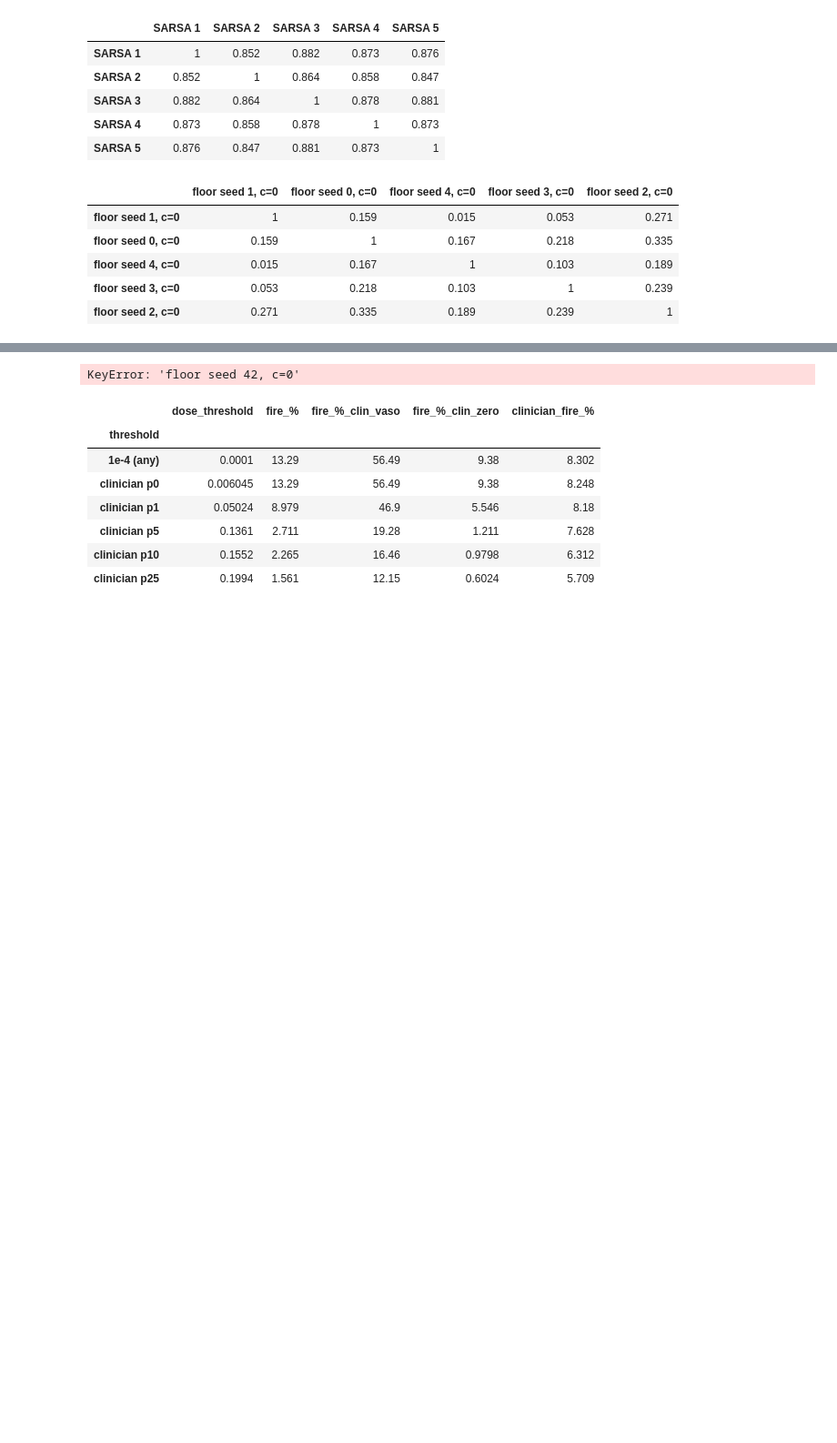
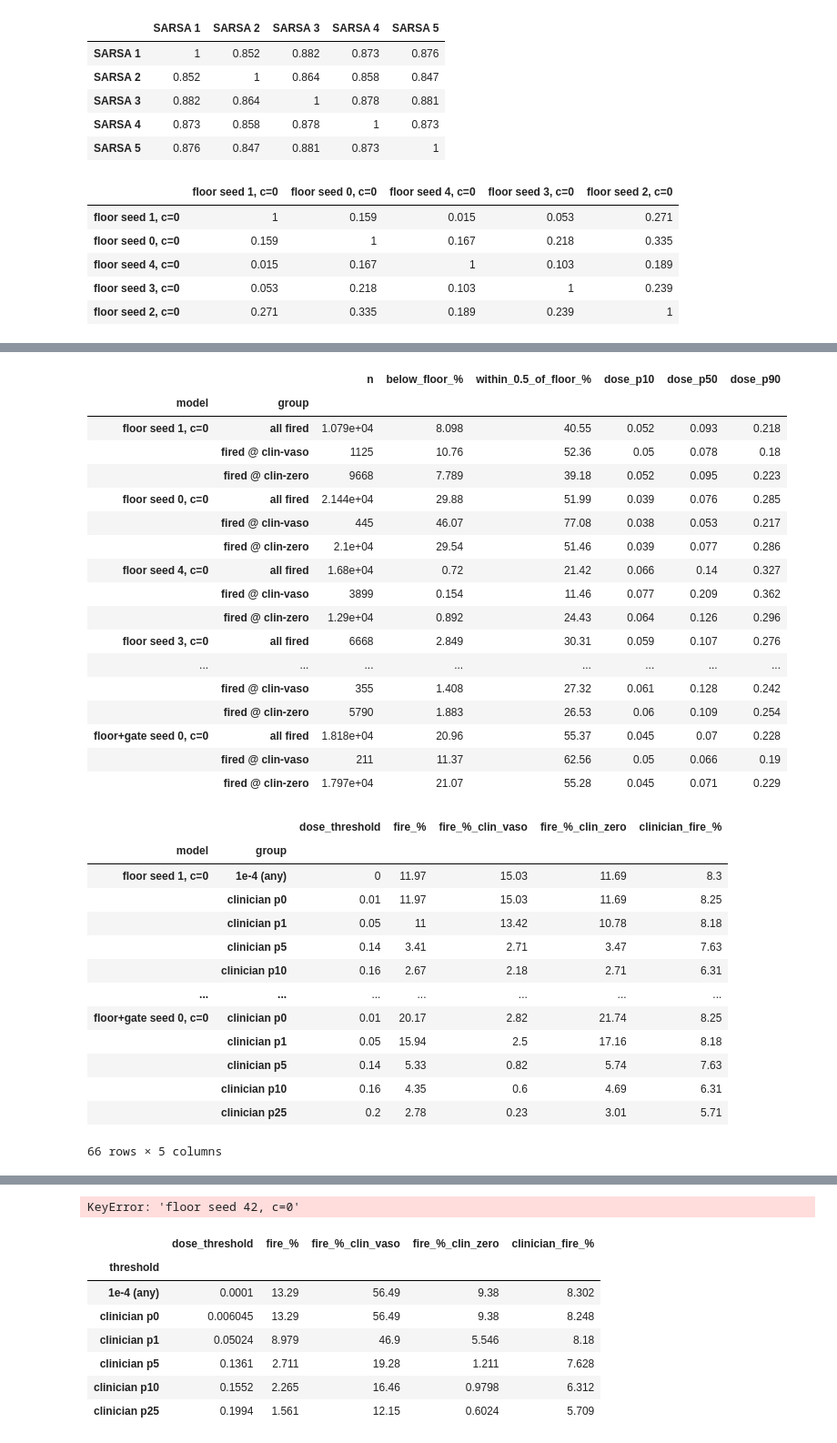
Before and after one commit to jakeormond/ai_clinician_pediatric_rl, a Jupyter notebook: src/rl/diagnose_vaso_saturation.ipynb, the cells around one changed output, grey strips where cells are left out. Shown at 91% size. Cells and saved outputs as stored; diff of their text form; code cells hidden in the pictures; blank space fills up the shorter version.

```diff
--- a/src/rl/diagnose_vaso_saturation.ipynb
+++ b/src/rl/diagnose_vaso_saturation.ipynb
@@ -579,0 +794,17 @@ display(agreement["CQL floor seeds | fluid local"]["rho_all"].round(3))
+# %%
+ddh_root = "/home/jake/Documents/AI_Clinician/models/dynamic_deephit_results/choc/five_splits/split_0/sepsis/intake-vis/picu/with_actions"
+for sub in ("five_seeds", "single_seed"):
+    for d in sorted(os.listdir(os.path.join(ddh_root, sub))):
+        rj = os.path.join(ddh_root, sub, d, "results.json")
+        seed = None
+        if os.path.isfile(rj):
+            with open(rj) as f:
+                r = json.load(f)
+            seed = r.get("hyperparameters", {}).get("seed", r.get("seed"))
+        print(f"{sub:12s} seed={seed}  {d}")
+
+for name, m in {"SARSA 1": basic_q_health_score_models[0]}.items():
+    print(name, getattr(m[1], "data_config", {}).get("state_path"))
+for c in [0.0, 0.25]:
+    if c in vaso_models_by_coef:
+        print(f"vaso sweep c={c}", vaso_models_by_coef[c][0][2].data_config.get("state_path"))
@@ -579,0 +816,7 @@ display(agreement["CQL floor seeds | fluid local"]["rho_all"].round(3))
+# %%
+compare_gate = {
+    "baseline c=0 (stuck)": models["baseline c=0 (alpha sweep)"],
+    **{k: v for k, v in floor_models.items()},   # floor-only seeds (incl. seed 42 if present)
+    **gate_models,
+}
+print(list(compare_gate))
@@ -579,0 +825,10 @@ display(agreement["CQL floor seeds | fluid local"]["rho_all"].round(3))
+# %%
+sat_gate_df, raw_means_gate = dvs.saturation_table(compare_gate, processors['val'], VASO_FLOOR)
+display(sat_gate_df[["v_raw_median", "frac_below_floor_%", "frac_saturated_%", "gate_p_sd_across_states",
+                     "gate_p_clin_vaso", "gate_auroc_clin_vaso", "vaso_fire_%", "fluid_raw_median"]].round(3))
+
+gate_dec_gate_df = dvs.gate_decisiveness_table(compare_gate, processors['val'])
+for k, m in compare_gate.items():
+    p = dvs.actor_raw_params(m[0], processors['val'].rl_dataset['states'])["v_p"]
+    gate_dec_gate_df.loc[k, "beyond_bound_|logit|>4_%"] = 100 * ((p > dvs._sigmoid(4)) | (p < dvs._sigmoid(-4))).mean()
+display(gate_dec_gate_df.round(3))
@@ -579,0 +905,42 @@ display(agreement["CQL floor seeds | fluid local"]["rho_all"].round(3))
+# %%
+dose_models = {k: v for k, v in compare_gate.items() if k != "baseline c=0 (stuck)"}
+
+display(dvs.floor_binding_table(dose_models, processors['val'], VASO_FLOOR).round(3))
+display(dvs.fire_rate_by_dose_threshold_table(dose_models, processors['val'], training_actions).round(2))
+
+avc_gate_df, avc_gate_states = dvs.actor_vs_critic_dose_table(dose_models, processors['val'], VASO_FLOOR)
+display(avc_gate_df.round(3))
+display(dvs.clinically_meaningful_rates_table(avc_gate_states, processors['val'], training_actions, pcts=(5, 10)).round(2))
+# %% [output]
+|  |  | n | below_floor_% | within_0.5_of_floor_% | dose_p10 | dose_p50 | dose_p90 |
+| model | group |  |  |  |  |  |  |
+| floor seed 1, c=0 | all fired | 1.079e+04 | 8.098 | 40.55 | 0.052 | 0.093 | 0.218 |
+|  | fired @ clin-vaso | 1125 | 10.76 | 52.36 | 0.05 | 0.078 | 0.18 |
+|  | fired @ clin-zero | 9668 | 7.789 | 39.18 | 0.052 | 0.095 | 0.223 |
+| floor seed 0, c=0 | all fired | 2.144e+04 | 29.88 | 51.99 | 0.039 | 0.076 | 0.285 |
+|  | fired @ clin-vaso | 445 | 46.07 | 77.08 | 0.038 | 0.053 | 0.217 |
+|  | fired @ clin-zero | 2.1e+04 | 29.54 | 51.46 | 0.039 | 0.077 | 0.286 |
+| floor seed 4, c=0 | all fired | 1.68e+04 | 0.72 | 21.42 | 0.066 | 0.14 | 0.327 |
+|  | fired @ clin-vaso | 3899 | 0.154 | 11.46 | 0.077 | 0.209 | 0.362 |
+|  | fired @ clin-zero | 1.29e+04 | 0.892 | 24.43 | 0.064 | 0.126 | 0.296 |
+| floor seed 3, c=0 | all fired | 6668 | 2.849 | 30.31 | 0.059 | 0.107 | 0.276 |
+| ... | ... | ... | ... | ... | ... | ... | ... |
+|  | fired @ clin-vaso | 355 | 1.408 | 27.32 | 0.061 | 0.128 | 0.242 |
+|  | fired @ clin-zero | 5790 | 1.883 | 26.53 | 0.06 | 0.109 | 0.254 |
+| floor+gate seed 0, c=0 | all fired | 1.818e+04 | 20.96 | 55.37 | 0.045 | 0.07 | 0.228 |
+|  | fired @ clin-vaso | 211 | 11.37 | 62.56 | 0.05 | 0.066 | 0.19 |
+|  | fired @ clin-zero | 1.797e+04 | 21.07 | 55.28 | 0.045 | 0.071 | 0.229 |
+|  |  | dose_threshold | fire_% | fire_%_clin_vaso | fire_%_clin_zero | clinician_fire_% |
+| model | group |  |  |  |  |  |
+| floor seed 1, c=0 | 1e-4 (any) | 0 | 11.97 | 15.03 | 11.69 | 8.3 |
+|  | clinician p0 | 0.01 | 11.97 | 15.03 | 11.69 | 8.25 |
+|  | clinician p1 | 0.05 | 11 | 13.42 | 10.78 | 8.18 |
+|  | clinician p5 | 0.14 | 3.41 | 2.71 | 3.47 | 7.63 |
+|  | clinician p10 | 0.16 | 2.67 | 2.18 | 2.71 | 6.31 |
+| ... | ... | ... | ... | ... | ... | ... |
+| floor+gate seed 0, c=0 | clinician p0 | 0.01 | 20.17 | 2.82 | 21.74 | 8.25 |
+|  | clinician p1 | 0.05 | 15.94 | 2.5 | 17.16 | 8.18 |
+|  | clinician p5 | 0.14 | 5.33 | 0.82 | 5.74 | 7.63 |
+|  | clinician p10 | 0.16 | 4.35 | 0.6 | 4.69 | 6.31 |
+|  | clinician p25 | 0.2 | 2.78 | 0.23 | 3.01 | 5.71 |
+66 rows × 5 columns
```
Also changed, not shown: parts of 22 cells of this notebook, 7 other files.
